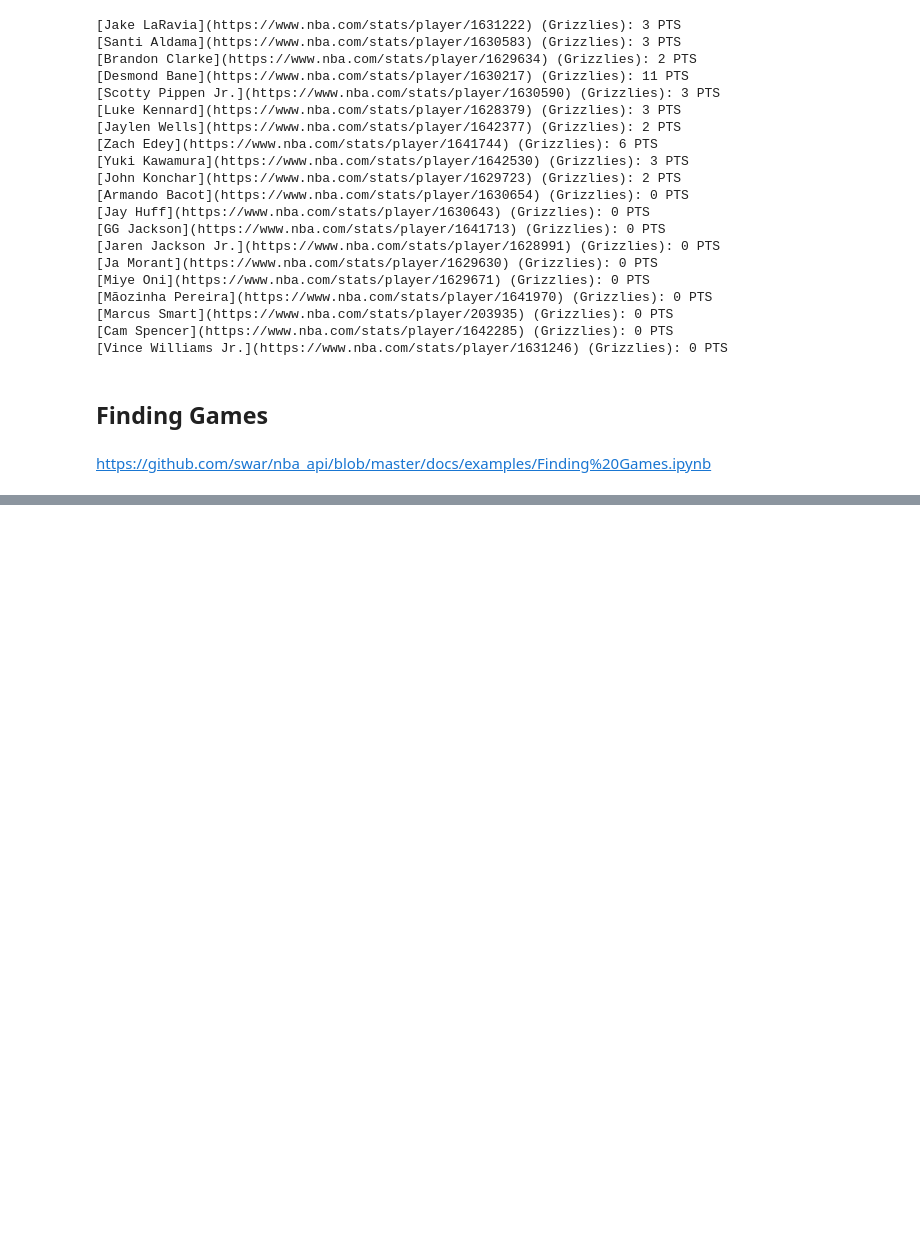
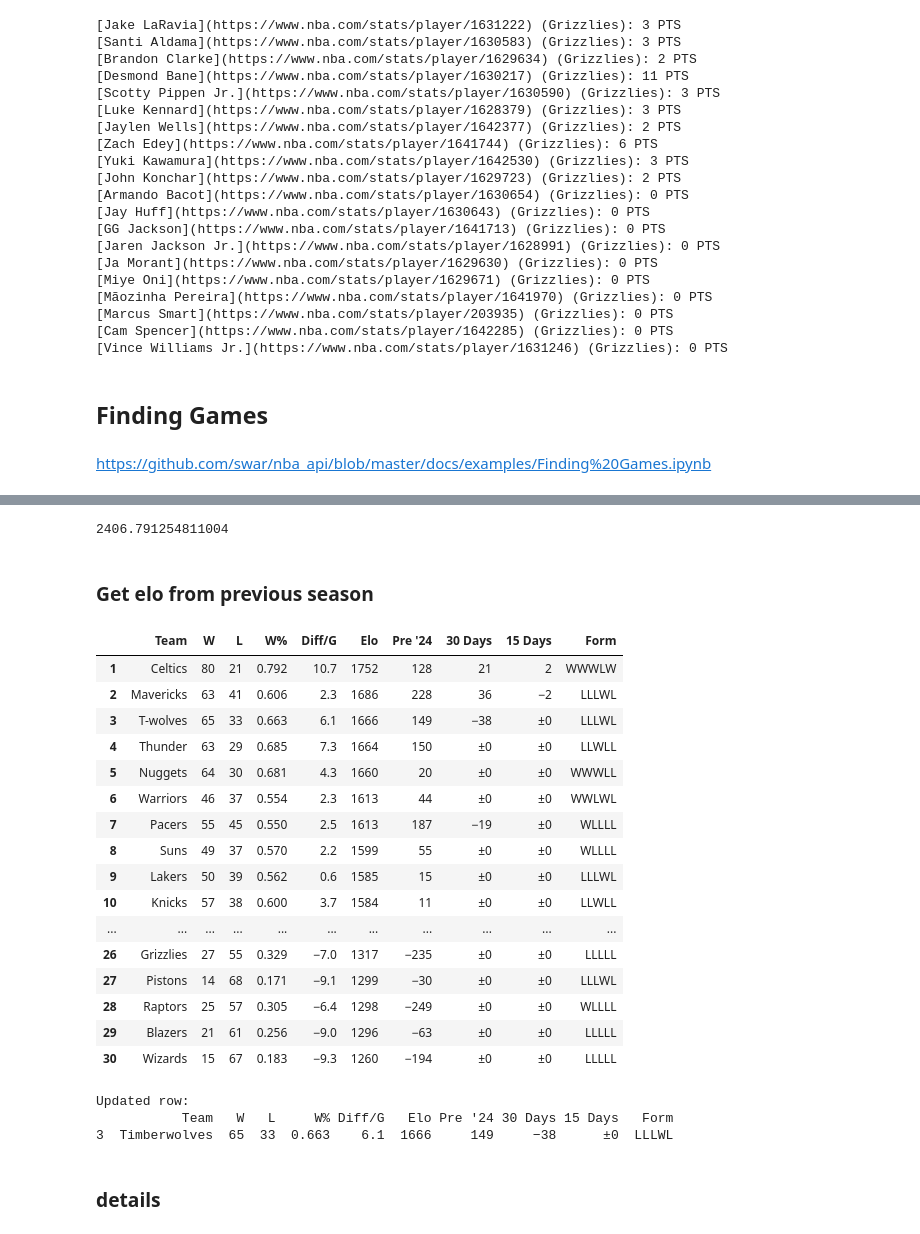
Before and after one commit to slevin48/NBA, a Jupyter notebook: notebook.ipynb, the cells around one changed output, grey strips where cells are left out. Drawn from its saved outputs; the diff is of its cells as text; code cells hidden in the pictures; blank space fills up the shorter version.

```diff
--- a/notebook.ipynb
+++ b/notebook.ipynb
@@ -203,0 +307,47 @@ games
+# %%
+celtics_team_id = 1610612738 # celtics
+get_team_elo(celtics_team_id, celtics_games)
+# %% [output]
+2406.791254811004
+# %% [markdown]
+### Get elo from previous season
+# %%
+import pandas as pd
+elo = pd.read_excel('elo-2023-24.xlsx',index_col=0)
+elo
+# %% [output]
+|  | Team | W | L | W% | Diff/G | Elo | Pre '24 | 30 Days | 15 Days | Form |
+| 1 | Celtics | 80 | 21 | 0.792 | 10.7 | 1752 | 128 | 21 | 2 | WWWLW |
+| 2 | Mavericks | 63 | 41 | 0.606 | 2.3 | 1686 | 228 | 36 | −2 | LLLWL |
+| 3 | T-wolves | 65 | 33 | 0.663 | 6.1 | 1666 | 149 | −38 | ±0 | LLLWL |
+| 4 | Thunder | 63 | 29 | 0.685 | 7.3 | 1664 | 150 | ±0 | ±0 | LLWLL |
+| 5 | Nuggets | 64 | 30 | 0.681 | 4.3 | 1660 | 20 | ±0 | ±0 | WWWLL |
+| 6 | Warriors | 46 | 37 | 0.554 | 2.3 | 1613 | 44 | ±0 | ±0 | WWLWL |
+| 7 | Pacers | 55 | 45 | 0.550 | 2.5 | 1613 | 187 | −19 | ±0 | WLLLL |
+| 8 | Suns | 49 | 37 | 0.570 | 2.2 | 1599 | 55 | ±0 | ±0 | WLLLL |
+| 9 | Lakers | 50 | 39 | 0.562 | 0.6 | 1585 | 15 | ±0 | ±0 | LLLWL |
+| 10 | Knicks | 57 | 38 | 0.600 | 3.7 | 1584 | 11 | ±0 | ±0 | LLWLL |
+| ... | ... | ... | ... | ... | ... | ... | ... | ... | ... | ... |
+| 26 | Grizzlies | 27 | 55 | 0.329 | −7.0 | 1317 | −235 | ±0 | ±0 | LLLLL |
+| 27 | Pistons | 14 | 68 | 0.171 | −9.1 | 1299 | −30 | ±0 | ±0 | LLLWL |
+| 28 | Raptors | 25 | 57 | 0.305 | −6.4 | 1298 | −249 | ±0 | ±0 | WLLLL |
+| 29 | Blazers | 21 | 61 | 0.256 | −9.0 | 1296 | −63 | ±0 | ±0 | LLLLL |
+| 30 | Wizards | 15 | 67 | 0.183 | −9.3 | 1260 | −194 | ±0 | ±0 | LLLLL |
+# %%
+# Assuming we already have the 'elo' DataFrame
+
+# Replace 'T-wolves' with 'Timberwolves'
+elo['Team'] = elo['Team'].replace('T-wolves', 'Timberwolves')
+
+# Display the updated row to confirm the change
+print("Updated row:")
+print(elo[elo['Team'] == 'Timberwolves'])
+
+# Save the updated DataFrame to a CSV file
+elo.to_csv('elo-2023-24.csv', index=False)
+# %% [output]
+Updated row:
+           Team   W   L     W% Diff/G   Elo Pre '24 30 Days 15 Days   Form
+3  Timberwolves  65  33  0.663    6.1  1666     149     −38      ±0  LLLWL
+# %% [markdown]
+### details
```
Also changed, not shown: parts of 17 cells of this notebook, 5 other files.
